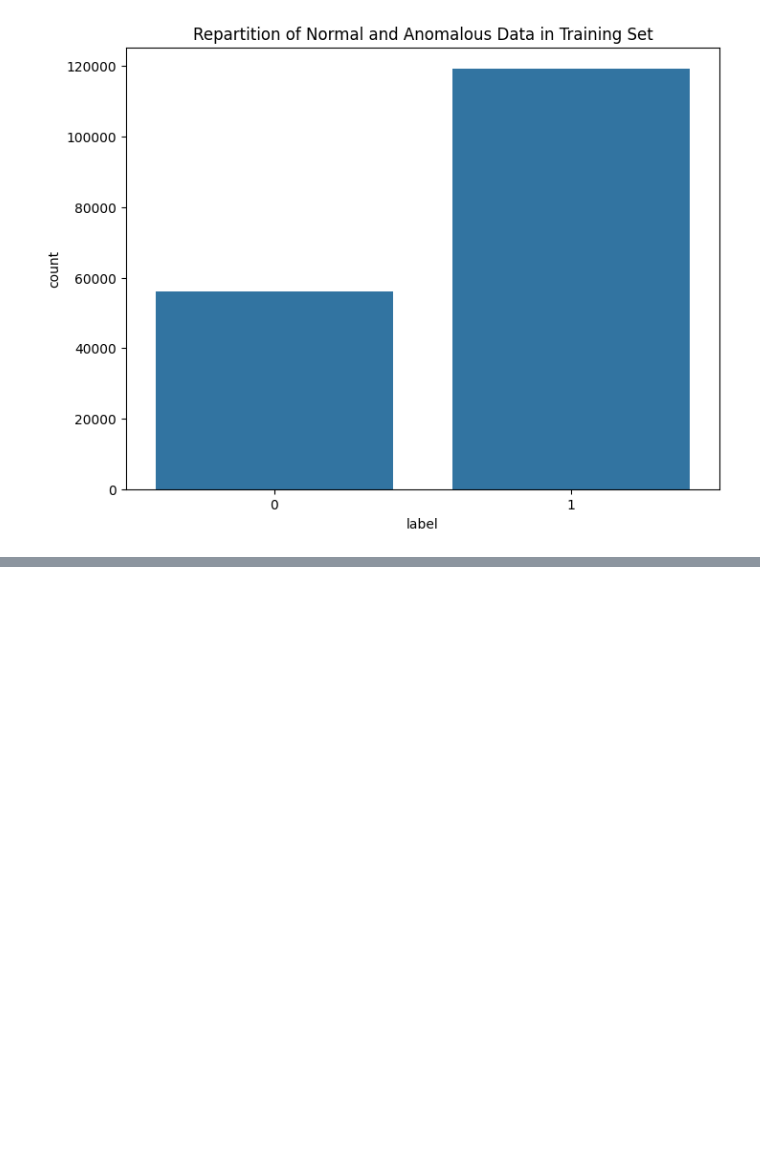
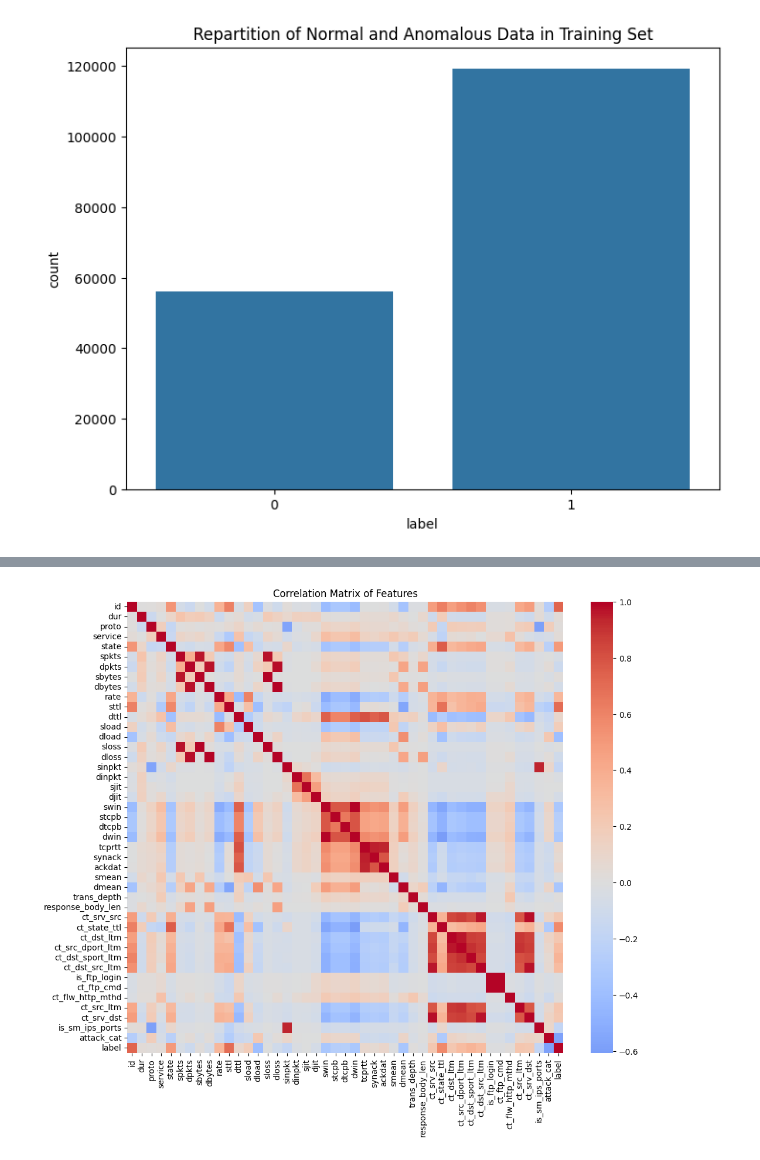
Before and after one commit to Phasio3/Final-Project-GAN-Cybersecurity, a Jupyter notebook: main.ipynb, the cells around one changed output, grey strips where cells are left out. Cells and saved outputs as stored; diff of their text form; code cells hidden in the pictures; blank space fills up the shorter version.

```diff
--- a/main.ipynb
+++ b/main.ipynb
@@ -41,3 +41,13 @@ Testing set shape: (82332, 45)
 | 3 | 4 | 0.000006 | udp | - | INT | 2 | 0 | 900 | 0 | 166666.6608 | ... | ... |
 | 4 | 5 | 0.000010 | udp | - | INT | 2 | 0 | 2126 | 0 | 100000.0025 | ... | ... |
 5 rows × 45 columns
+# %%
+# Convert categorical features to float
+categorical_features = ['proto', 'service', 'state', 'attack_cat']
+for feature in categorical_features:
+    df_train[feature] = df_train[feature].astype('category').cat.codes
+    df_test[feature] = df_test[feature].astype('category').cat.codes
+
+# df shape
+print("Training set shape after encoding:", df_train.shape)
+print("Testing set shape after encoding:", df_test.shape)
@@ -53,0 +90,9 @@ Text(0.5, 1.0, 'Repartition of Normal and Anomalous Data in Training Set')
+# %%
+# correlation matrix for feature selection
+corr_matrix = df_train.corr()
+plt.figure(figsize=(12, 10))
+sns.heatmap(corr_matrix, cmap='coolwarm', center=0)
+plt.title('Correlation Matrix of Features')
+plt.show()
+# %% [output]
+[figure, added]
```
Also changed, not shown: parts of 7 cells of this notebook, 1 other file.
